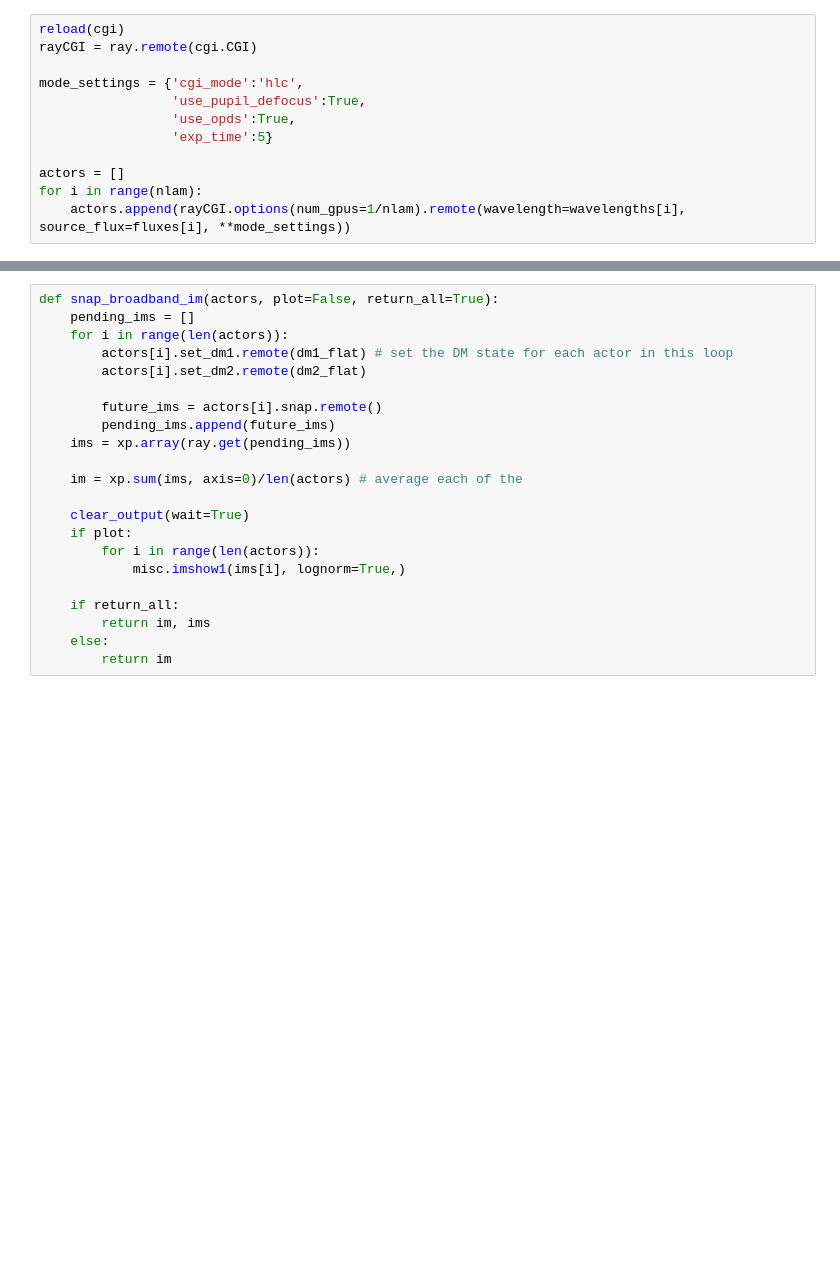
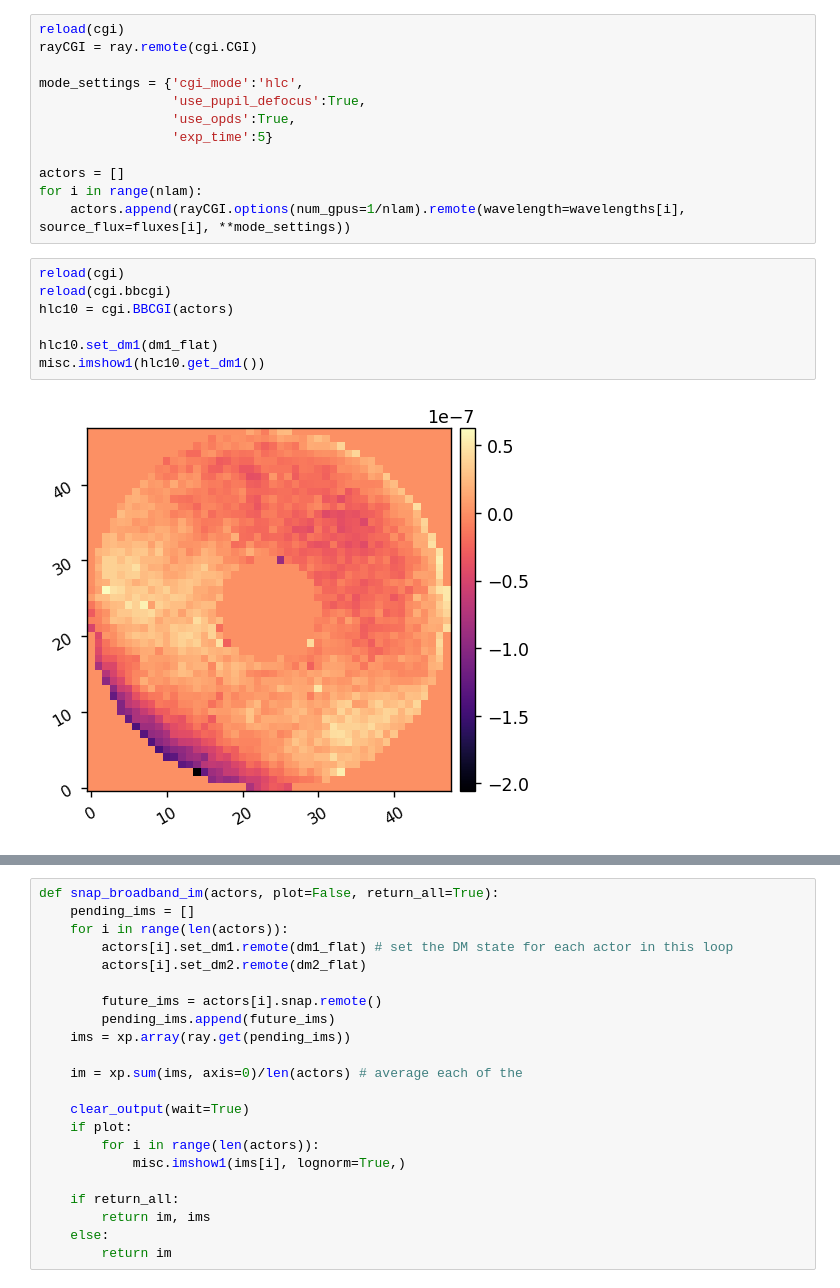
Before and after one commit to kian1377/cgi_phasec_poppy, a Jupyter notebook: example-notebooks/hlc_simulations_with_noise.ipynb, the cells around one changed output, grey strips where cells are left out. Drawn from its saved outputs; the diff is of its cells as text; blank space fills up the shorter version.

```diff
--- a/example-notebooks/hlc_simulations_with_noise.ipynb
+++ b/example-notebooks/hlc_simulations_with_noise.ipynb
@@ -150,3 +154,12 @@ mode_settings = {'cgi_mode':'hlc',
 actors = []
 for i in range(nlam):
     actors.append(rayCGI.options(num_gpus=1/nlam).remote(wavelength=wavelengths[i], source_flux=fluxes[i], **mode_settings))
+# %%
+reload(cgi)
+reload(cgi.bbcgi)
+hlc10 = cgi.BBCGI(actors)
+
+hlc10.set_dm1(dm1_flat)
+misc.imshow1(hlc10.get_dm1())
+# %% [output]
+[figure, added]
```
Also changed, not shown: parts of 13 cells of this notebook, 3 other files.
